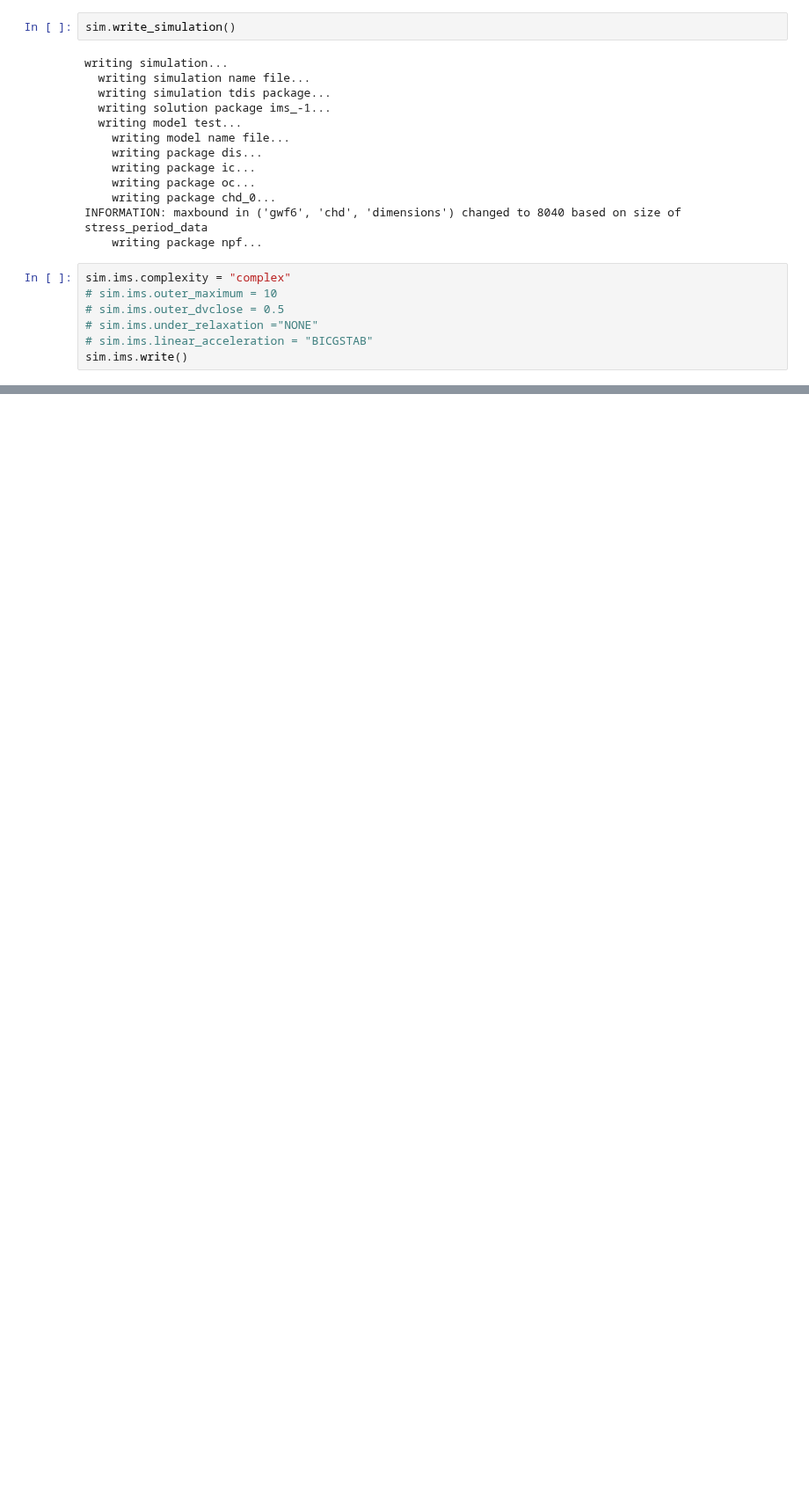
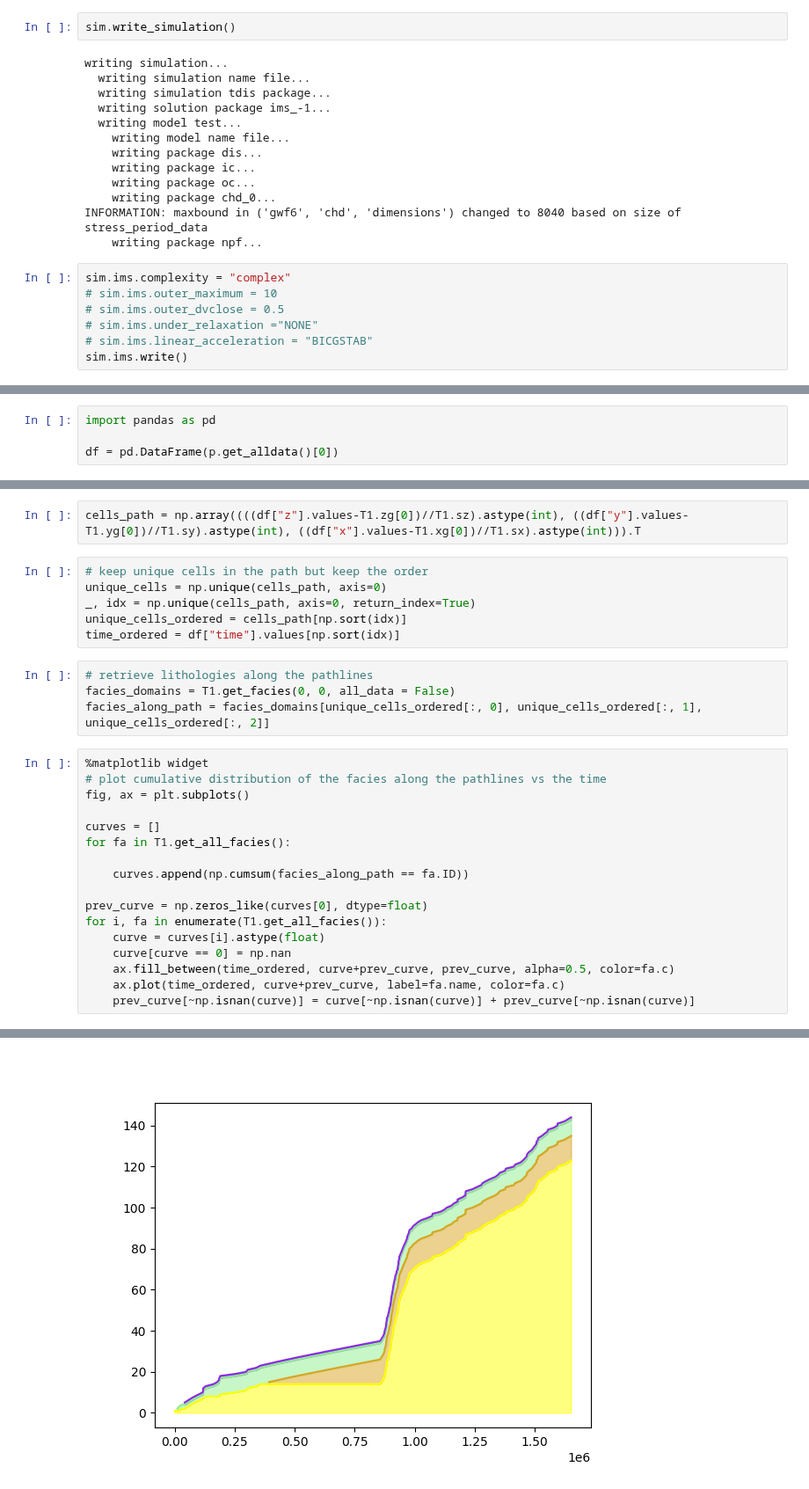
Before and after one commit to randlab/ArchPy, a Jupyter notebook: dev/flow_simulation/simple_coupling.ipynb, the cells around one changed output, grey strips where cells are left out. Shown at 88% size. Saved outputs shown, nothing was run; the diff lists cells and outputs as text; blank space fills up the shorter version.

```diff
--- a/dev/flow_simulation/simple_coupling.ipynb
+++ b/dev/flow_simulation/simple_coupling.ipynb
@@ -547,0 +820,4 @@ archpy_flow.set_k(0, 0, 0, log=True)
+# %%
+import pandas as pd
+
+df = pd.DataFrame(p.get_alldata()[0])
@@ -547,0 +839,30 @@ archpy_flow.set_k(0, 0, 0, log=True)
+# %%
+cells_path = np.array((((df["z"].values-T1.zg[0])//T1.sz).astype(int), ((df["y"].values-T1.yg[0])//T1.sy).astype(int), ((df["x"].values-T1.xg[0])//T1.sx).astype(int))).T
+# %%
+# keep unique cells in the path but keep the order
+unique_cells = np.unique(cells_path, axis=0)
+_, idx = np.unique(cells_path, axis=0, return_index=True)
+unique_cells_ordered = cells_path[np.sort(idx)]
+time_ordered = df["time"].values[np.sort(idx)]
+# %%
+# retrieve lithologies along the pathlines
+facies_domains = T1.get_facies(0, 0, all_data = False)
+facies_along_path = facies_domains[unique_cells_ordered[:, 0], unique_cells_ordered[:, 1], unique_cells_ordered[:, 2]]
+# %%
+%matplotlib widget
+# plot cumulative distribution of the facies along the pathlines vs the time
+fig, ax = plt.subplots()
+
+curves = []
+for fa in T1.get_all_facies():
+
+    curves.append(np.cumsum(facies_along_path == fa.ID))
+
+prev_curve = np.zeros_like(curves[0], dtype=float)
+for i, fa in enumerate(T1.get_all_facies()):
+    curve = curves[i].astype(float)
+    curve[curve == 0] = np.nan
+    ax.fill_between(time_ordered, curve+prev_curve, prev_curve, alpha=0.5, color=fa.c)
+    ax.plot(time_ordered, curve+prev_curve, label=fa.name, color=fa.c)
+    prev_curve[~np.isnan(curve)] = curve[~np.isnan(curve)] + prev_curve[~np.isnan(curve)]
+# %% [output]
@@ -547,0 +872 @@ archpy_flow.set_k(0, 0, 0, log=True)
+[figure, added]
```
Also changed, not shown: parts of 49 cells of this notebook, 39 other files.
